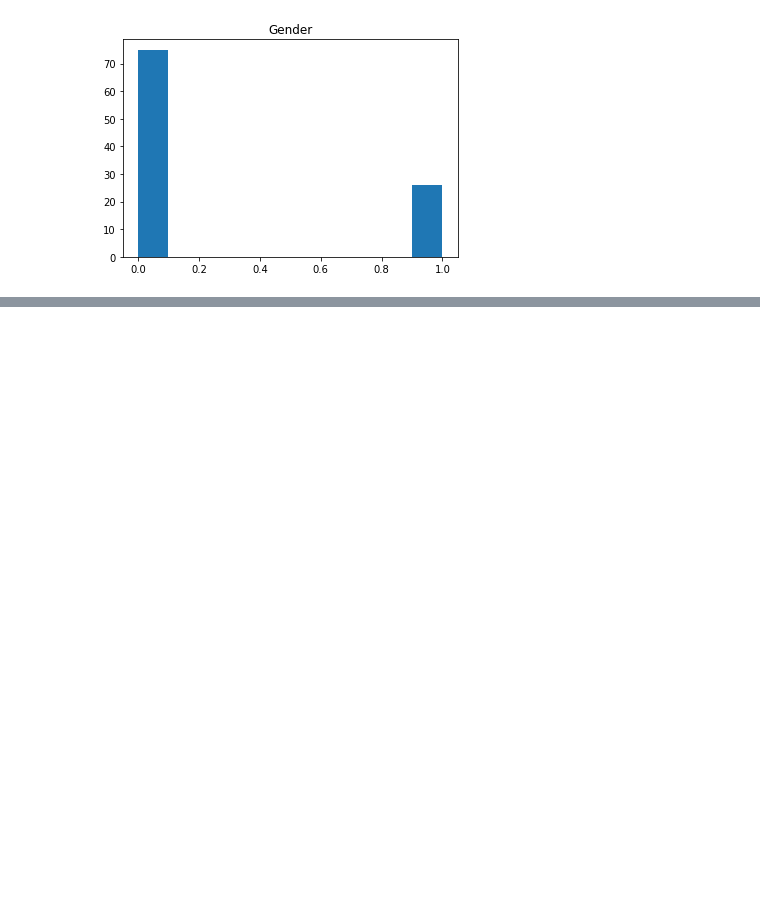
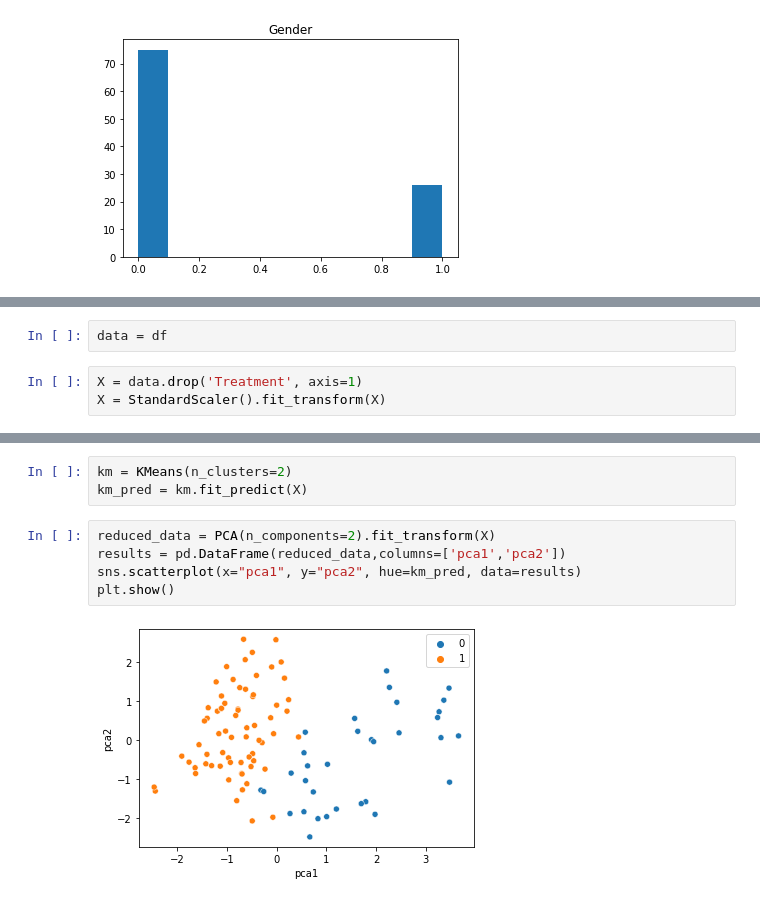
Before and after one commit to justin9503/MSc-Thesis, a Jupyter notebook: Thesis_2.ipynb, the cells around one changed output, grey strips where cells are left out. Saved outputs shown, nothing was run; the diff lists cells and outputs as text; blank space fills up the shorter version.

```diff
--- a/Thesis_2.ipynb
+++ b/Thesis_2.ipynb
@@ -294,0 +415,5 @@ array([<AxesSubplot:>, <AxesSubplot:>, <AxesSubplot:>, <AxesSubplot:>,
+# %%
+data = df
+# %%
+X = data.drop('Treatment', axis=1)
+X = StandardScaler().fit_transform(X)
@@ -294,0 +424,10 @@ array([<AxesSubplot:>, <AxesSubplot:>, <AxesSubplot:>, <AxesSubplot:>,
+# %%
+km = KMeans(n_clusters=2)
+km_pred = km.fit_predict(X)
+# %%
+reduced_data = PCA(n_components=2).fit_transform(X)
+results = pd.DataFrame(reduced_data,columns=['pca1','pca2'])
+sns.scatterplot(x="pca1", y="pca2", hue=km_pred, data=results)
+plt.show()
+# %% [output]
+[figure, added]
```
Also changed, not shown: parts of 18 cells of this notebook, 1 other file.
